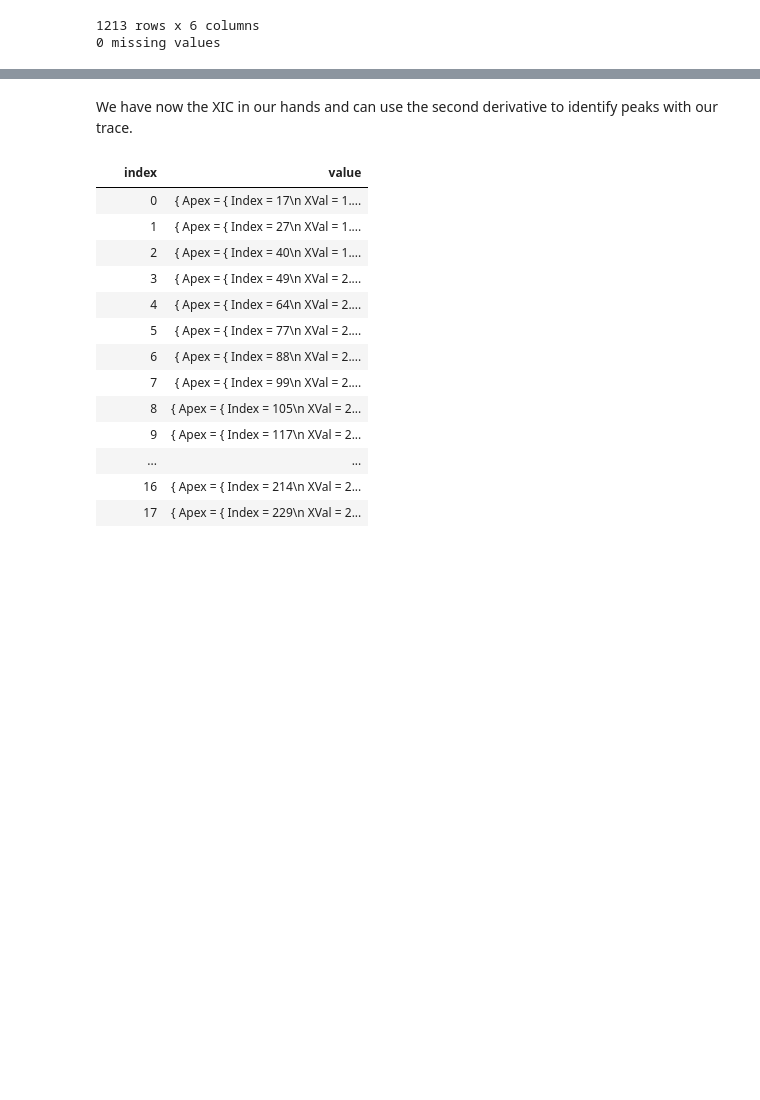
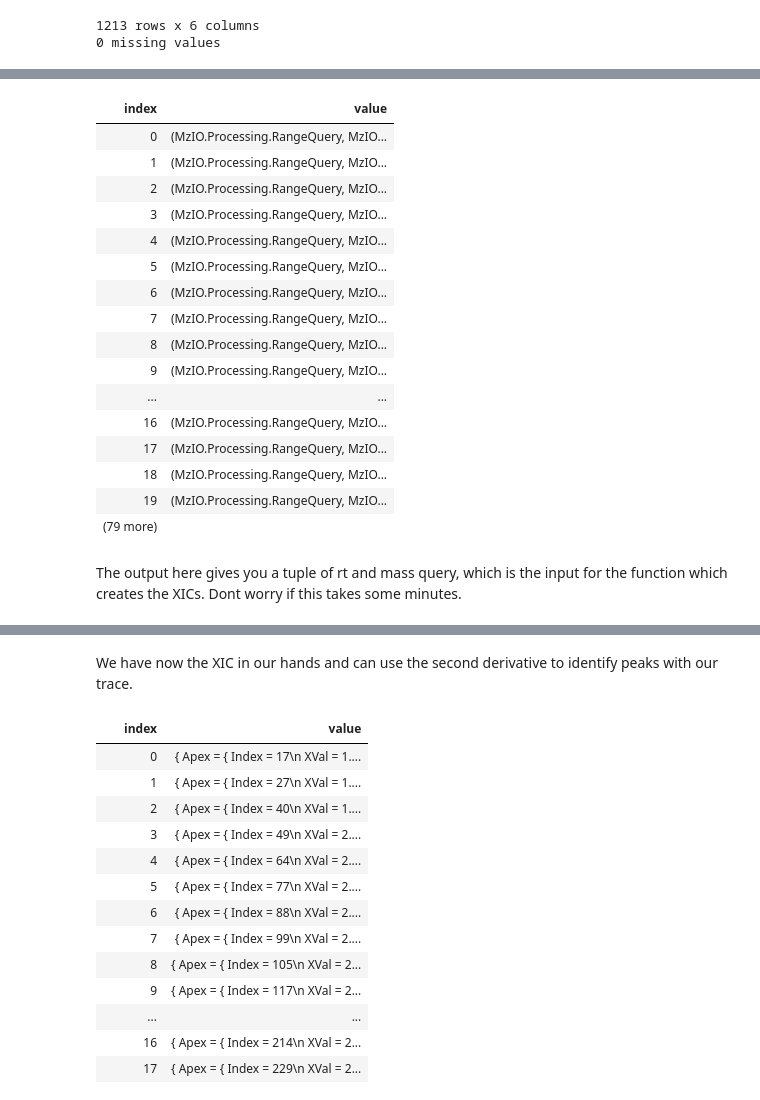
Before and after one commit to paulineHans/BIO-BTE-06-L-7, a Jupyter notebook: Notebooks/NB05a_Quantification.ipynb, the cells around one changed output, grey strips where cells are left out. Cells and saved outputs as stored; diff of their text form; code cells hidden in the pictures; blank space fills up the shorter version.

```diff
--- a/Notebooks/NB05a_Quantification.ipynb
+++ b/Notebooks/NB05a_Quantification.ipynb
@@ -251,0 +310,54 @@ let substractBaseLine (yData:float []) =
+# %%
+// Helper function to subtract an estimated baseline from intensity values.
+// For very long traces (>500 points), skip correction and return original data.
+let substractBaseLine (yData: float []) =
+    if yData.Length > 500 then
+        // No baseline correction for long signals (performance/robustness choice).
+        yData
+    else
+        // Estimate baseline using asymmetric least squares (ALS).
+        let baseLine =
+            FSharp.Stats.Signal.Baseline.baselineAls 10 6 0.05 yData
+            |> Array.ofSeq
+
+        // Subtract baseline point-by-point and clamp negative values to zero.
+        Array.map2 (fun y b ->
+            let corrected = y - b
+            if corrected < 0. then 0. else corrected
+        ) yData baseLine
+
+// the important part for you starts here
+// Create retention-time query windows (center = consensus RT, tolerance = +/- 5).
+let rtQuery =
+    consensLookup
+    |> Array.map (fun lookup ->
+        MzIO.Processing.Query.createRangeQuery lookup.RetentionTime 5.)
+// Create m/z query windows (center = labeled mass, tolerance = +/- 0.04).
+let mzQuery =
+    consensLookup
+    |> Array.map (fun lookup ->
+        MzIO.Processing.Query.createRangeQuery lookup.LabeledMass 0.04
+    )
+// Pair each m/z query with its matching RT query (same peptide index).
+let combine =  mzQuery  |> Array.zip rtQuery
+combine
+# %% [output]
+| index | value |
+| 0 | (MzIO.Processing.RangeQuery, MzIO... |
+| 1 | (MzIO.Processing.RangeQuery, MzIO... |
+| 2 | (MzIO.Processing.RangeQuery, MzIO... |
+| 3 | (MzIO.Processing.RangeQuery, MzIO... |
+| 4 | (MzIO.Processing.RangeQuery, MzIO... |
+| 5 | (MzIO.Processing.RangeQuery, MzIO... |
+| 6 | (MzIO.Processing.RangeQuery, MzIO... |
+| 7 | (MzIO.Processing.RangeQuery, MzIO... |
+| 8 | (MzIO.Processing.RangeQuery, MzIO... |
+| 9 | (MzIO.Processing.RangeQuery, MzIO... |
+| ... | ... |
+| 16 | (MzIO.Processing.RangeQuery, MzIO... |
+| 17 | (MzIO.Processing.RangeQuery, MzIO... |
+| 18 | (MzIO.Processing.RangeQuery, MzIO... |
+| 19 | (MzIO.Processing.RangeQuery, MzIO... |
+| (79 more) |  |
+# %% [markdown]
+The output here gives you a tuple of rt and mass query, which is the input for the function which creates the XICs. Dont worry if this takes some minutes.
```
Also changed, not shown: parts of 18 cells of this notebook.
